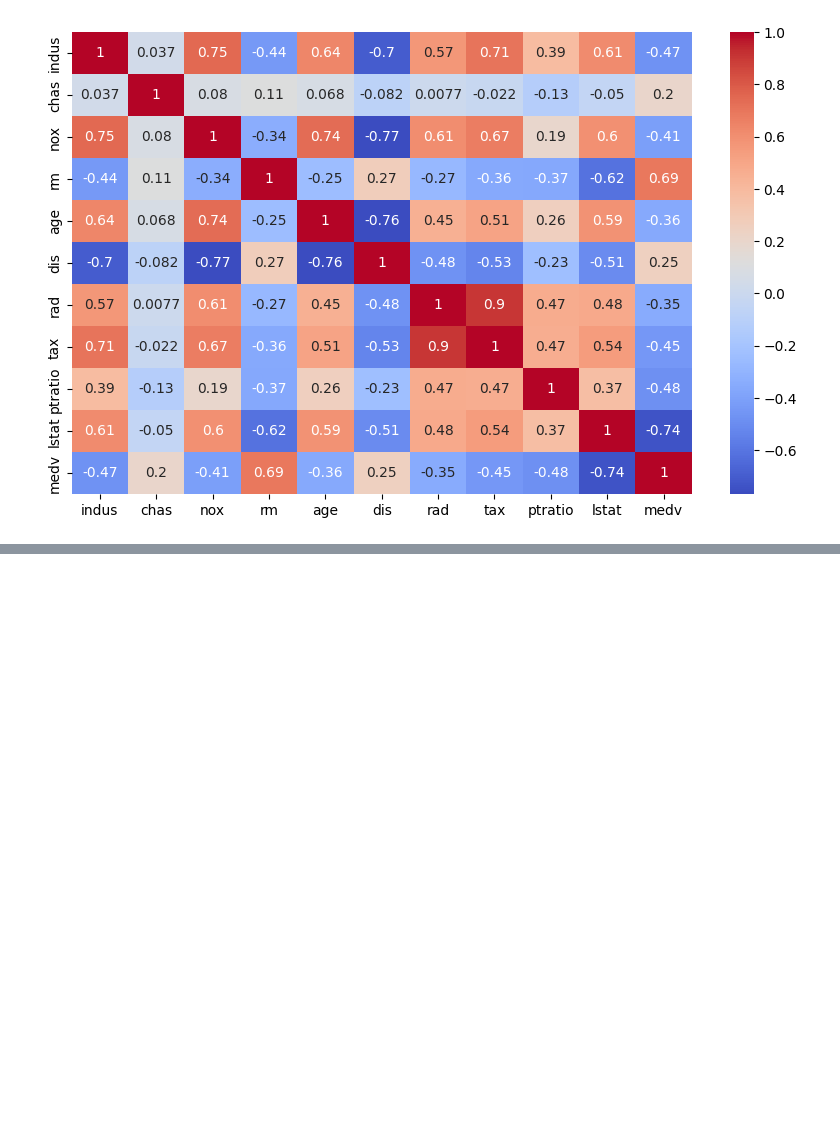
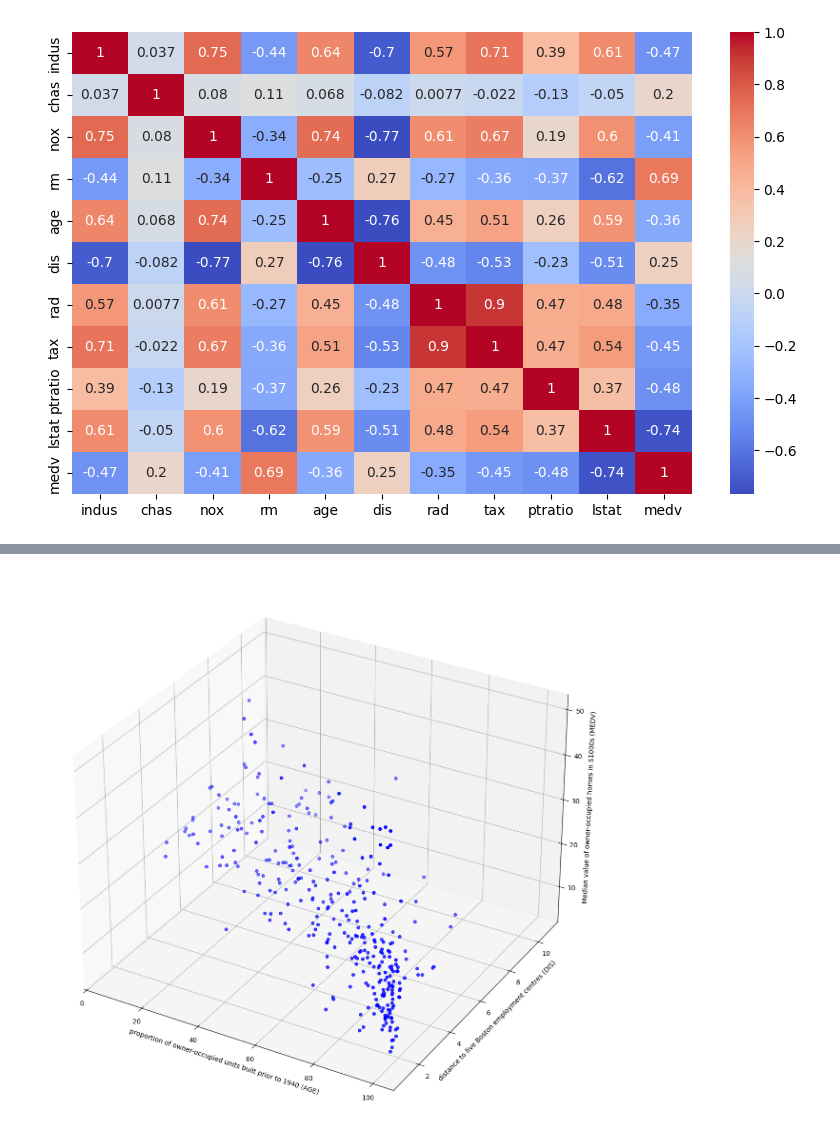
Before and after one commit to Faweenagua/ML-Regression-Projects, a Jupyter notebook: Housing Price Prediction/housingPricePrediction.ipynb, the cells around one changed output, grey strips where cells are left out. Drawn from its saved outputs; the diff is of its cells as text; code cells hidden in the pictures; blank space fills up the shorter version.

```diff
--- a/Housing Price Prediction/housingPricePrediction.ipynb
+++ b/Housing Price Prediction/housingPricePrediction.ipynb
@@ -61,0 +74,12 @@ plt.show()
+# %%
+# Import the mplot3d toolkit (necessary for 3D projection)
+from mpl_toolkits.mplot3d import Axes3D
+fig = plt.figure(figsize=(15, 15))
+ax = fig.add_subplot(111, projection='3d')
+ax.scatter(df['age'], df['dis'], df['medv'], c='b', marker='o')
+ax.set_xlabel('proportion of owner-occupied units built prior to 1940 (AGE)')
+ax.set_ylabel('distance to five Boston employment centres (DIS)')
+ax.set_zlabel('Median value of owner-occupied homes in $1000s (MEDV)')
+plt.show()
+# %% [output]
+[figure, added]
```
Also changed, not shown: parts of 9 cells of this notebook.
